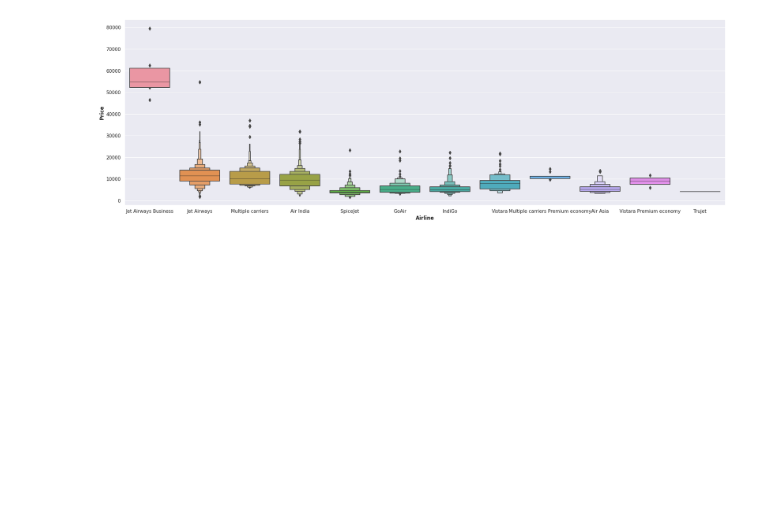
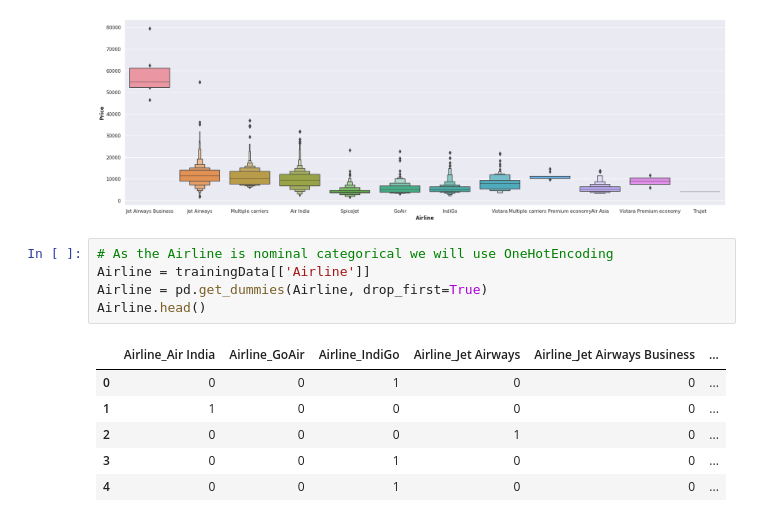
Before and after one commit to MahreenAthar/FlightFarePredictionAndDeployment, a Jupyter notebook: FlightPricePredictionModel.ipynb, the cells around one changed output. Drawn from its saved outputs; the diff is of its cells as text; blank space fills up the shorter version.

Commit message:
categorical data OnehotEncoding on Airline feature

```diff
--- a/FlightPricePredictionModel.ipynb
+++ b/FlightPricePredictionModel.ipynb
@@ -204,3 +201,15 @@ plt.xlabel("Airline", weight='bold')
 plt.show()
 # %% [output]
 [figure]
+# %%
+# As the Airline is nominal categorical we will use OneHotEncoding
+Airline = trainingData[['Airline']]
+Airline = pd.get_dummies(Airline, drop_first=True)
+Airline.head()
+# %% [output]
+|  | Airline_Air India | Airline_GoAir | Airline_IndiGo | Airline_Jet Airways | Airline_Jet Airways Business | ... |
+| 0 | 0 | 0 | 1 | 0 | 0 | ... |
+| 1 | 1 | 0 | 0 | 0 | 0 | ... |
+| 2 | 0 | 0 | 0 | 1 | 0 | ... |
+| 3 | 0 | 0 | 1 | 0 | 0 | ... |
+| 4 | 0 | 0 | 1 | 0 | 0 | ... |
```
Also changed, not shown: parts of 2 cells of this notebook.
